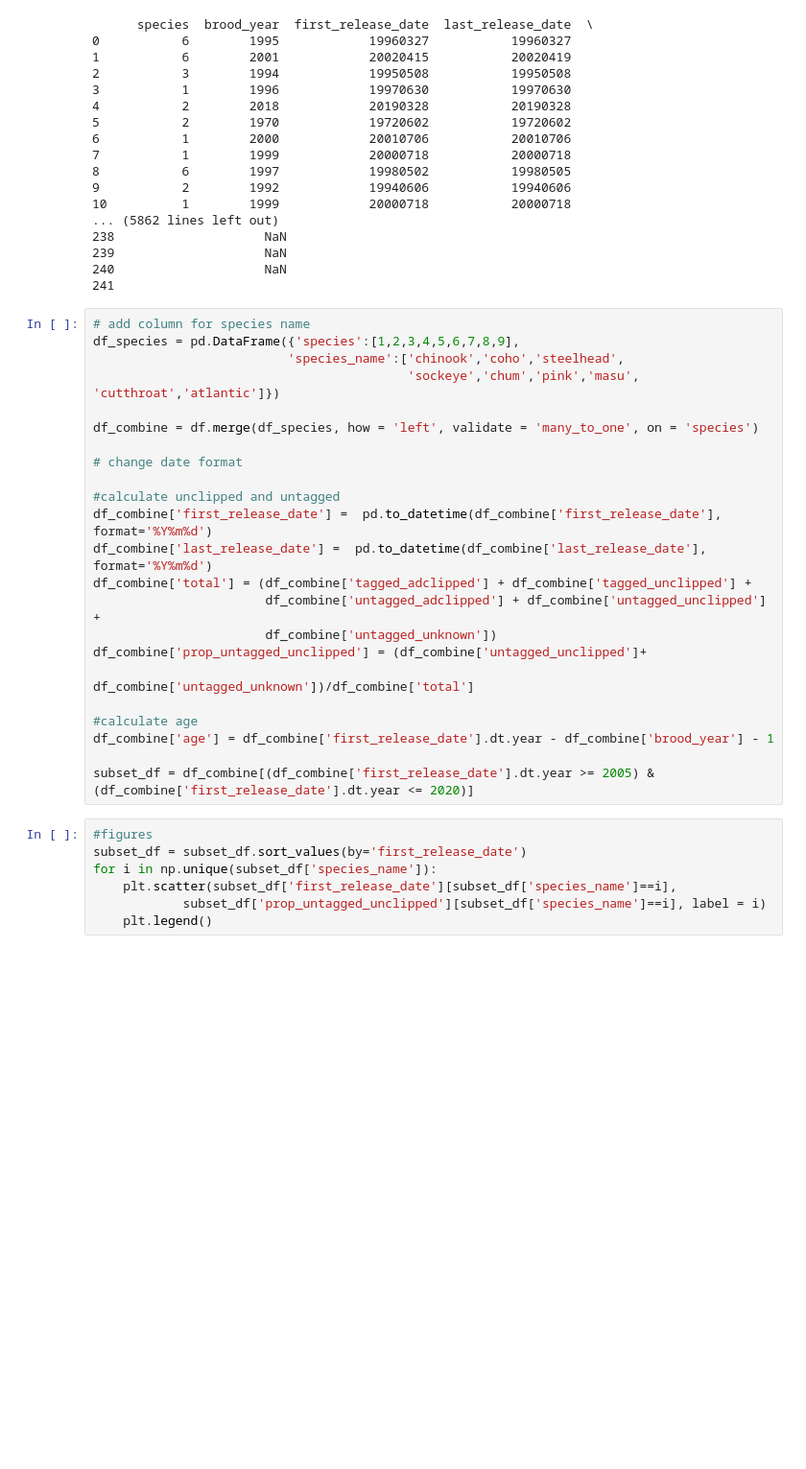
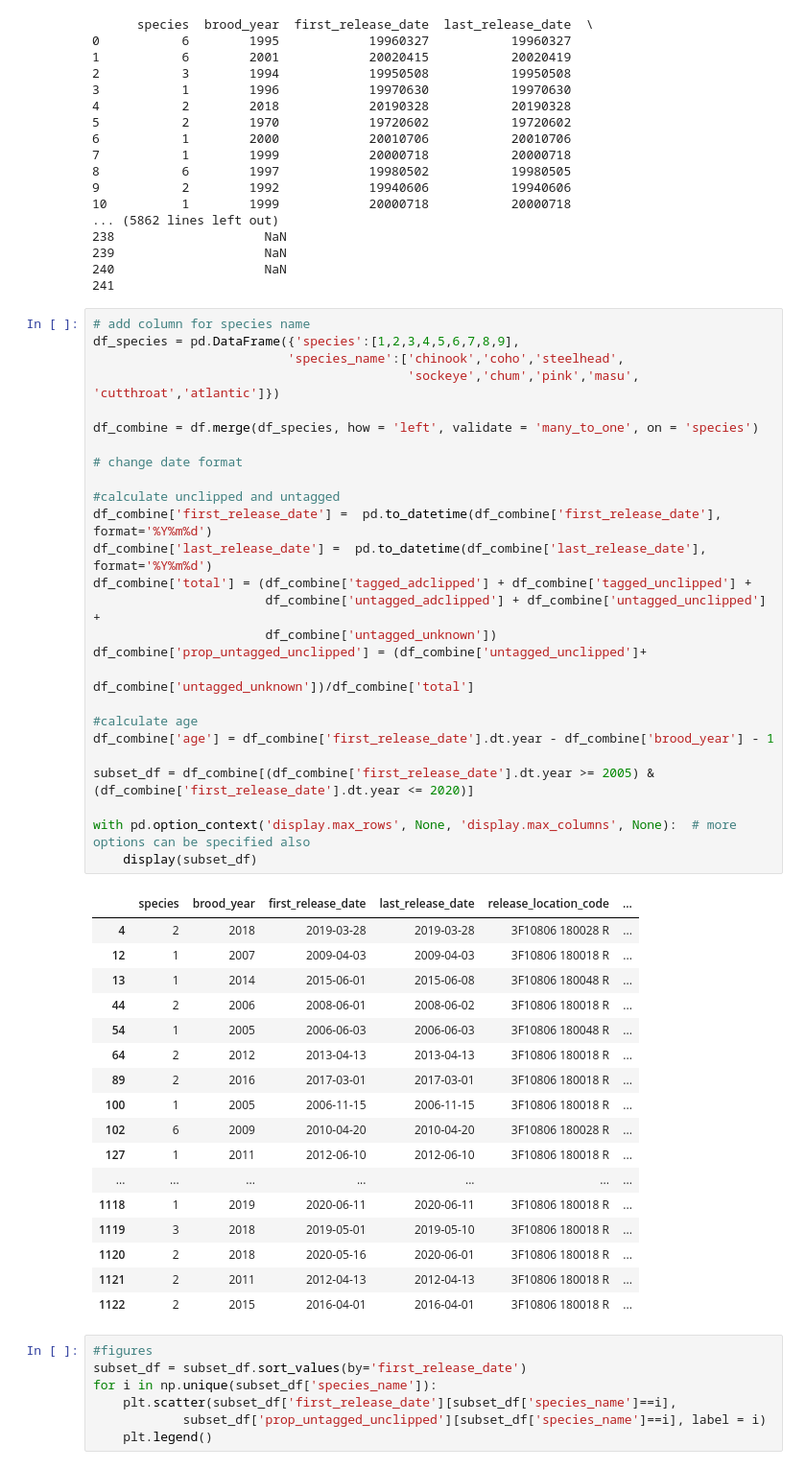
Before and after one commit to maria-kuruvilla/pied_piper, a Jupyter notebook: RMIS3.ipynb, the cells around one changed output. Shown at 96% size. Drawn from its saved outputs; the diff is of its cells as text; blank space fills up the shorter version.

```diff
--- a/RMIS3.ipynb
+++ b/RMIS3.ipynb
@@ -40,26 +40,47 @@ with pd.option_context('display.max_rows', None, 'display.max_columns', None):
 # %%
 # add column for species name
 df_species = pd.DataFrame({'species':[1,2,3,4,5,6,7,8,9],
                           'species_name':['chinook','coho','steelhead',
                                           'sockeye','chum','pink','masu', 'cutthroat','atlantic']})
 
 df_combine = df.merge(df_species, how = 'left', validate = 'many_to_one', on = 'species')
 
 # change date format
 
 #calculate unclipped and untagged
 df_combine['first_release_date'] =  pd.to_datetime(df_combine['first_release_date'], format='%Y%m%d')
 df_combine['last_release_date'] =  pd.to_datetime(df_combine['last_release_date'], format='%Y%m%d')
 df_combine['total'] = (df_combine['tagged_adclipped'] + df_combine['tagged_unclipped'] +
                        df_combine['untagged_adclipped'] + df_combine['untagged_unclipped'] +
                        df_combine['untagged_unknown'])
 df_combine['prop_untagged_unclipped'] = (df_combine['untagged_unclipped']+
                                          df_combine['untagged_unknown'])/df_combine['total']
 
 #calculate age
 df_combine['age'] = df_combine['first_release_date'].dt.year - df_combine['brood_year'] - 1
 
 subset_df = df_combine[(df_combine['first_release_date'].dt.year >= 2005) & (df_combine['first_release_date'].dt.year <= 2020)]
+
+with pd.option_context('display.max_rows', None, 'display.max_columns', None):  # more options can be specified also
+    display(subset_df)
+# %% [output]
+|  | species | brood_year | first_release_date | last_release_date | release_location_code | ... |
+| 4 | 2 | 2018 | 2019-03-28 | 2019-03-28 | 3F10806 180028 R | ... |
+| 12 | 1 | 2007 | 2009-04-03 | 2009-04-03 | 3F10806 180018 R | ... |
+| 13 | 1 | 2014 | 2015-06-01 | 2015-06-08 | 3F10806 180048 R | ... |
+| 44 | 2 | 2006 | 2008-06-01 | 2008-06-02 | 3F10806 180018 R | ... |
+| 54 | 1 | 2005 | 2006-06-03 | 2006-06-03 | 3F10806 180048 R | ... |
+| 64 | 2 | 2012 | 2013-04-13 | 2013-04-13 | 3F10806 180018 R | ... |
+| 89 | 2 | 2016 | 2017-03-01 | 2017-03-01 | 3F10806 180018 R | ... |
+| 100 | 1 | 2005 | 2006-11-15 | 2006-11-15 | 3F10806 180018 R | ... |
+| 102 | 6 | 2009 | 2010-04-20 | 2010-04-20 | 3F10806 180028 R | ... |
+| 127 | 1 | 2011 | 2012-06-10 | 2012-06-10 | 3F10806 180018 R | ... |
+| ... | ... | ... | ... | ... | ... | ... |
+| 1118 | 1 | 2019 | 2020-06-11 | 2020-06-11 | 3F10806 180018 R | ... |
+| 1119 | 3 | 2018 | 2019-05-01 | 2019-05-10 | 3F10806 180018 R | ... |
+| 1120 | 2 | 2018 | 2020-05-16 | 2020-06-01 | 3F10806 180018 R | ... |
+| 1121 | 2 | 2011 | 2012-04-13 | 2012-04-13 | 3F10806 180018 R | ... |
+| 1122 | 2 | 2015 | 2016-04-01 | 2016-04-01 | 3F10806 180018 R | ... |
 # %%
 #figures
 subset_df = subset_df.sort_values(by='first_release_date')
```
Also changed, not shown: parts of 1 cell of this notebook, 3 other files.
